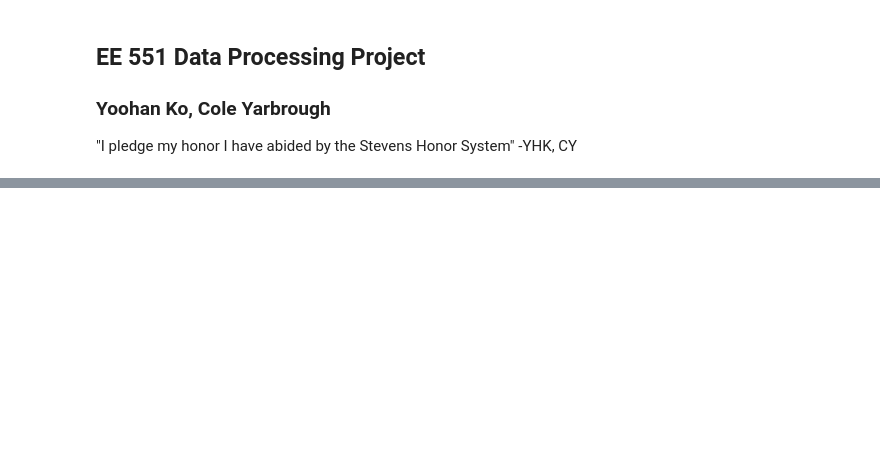
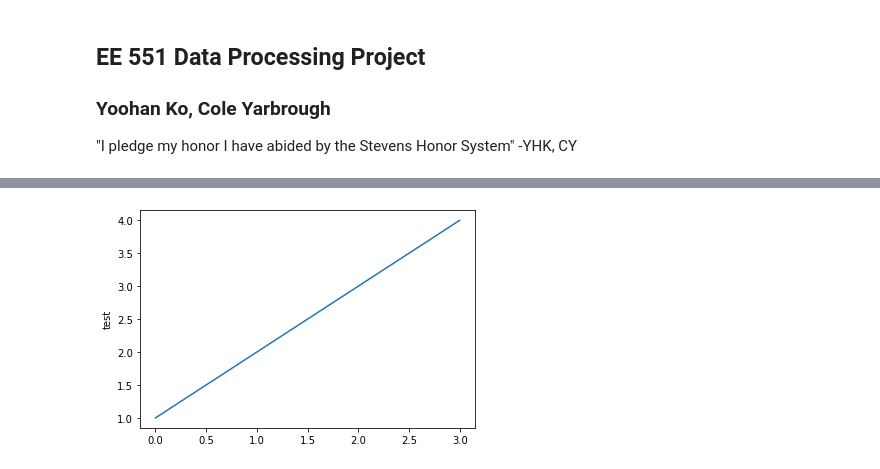
Before and after one commit to yoohanko98/EE551-data-processing-project, a Jupyter notebook: EE551-data-processing-project.ipynb, the cells around one changed output, grey strips where cells are left out. Saved outputs shown, nothing was run; the diff lists cells and outputs as text; code cells hidden in the pictures; blank space fills up the shorter version.

```diff
--- a/EE551-data-processing-project.ipynb
+++ b/EE551-data-processing-project.ipynb
@@ -27,0 +70,7 @@ rawData
+# %%
+# test plot
+plt.plot([1, 2, 3, 4])
+plt.ylabel('test')
+plt.show()
+# %% [output]
+[figure, added]
```
Also changed, not shown: parts of 11 cells of this notebook, 1 other file.
